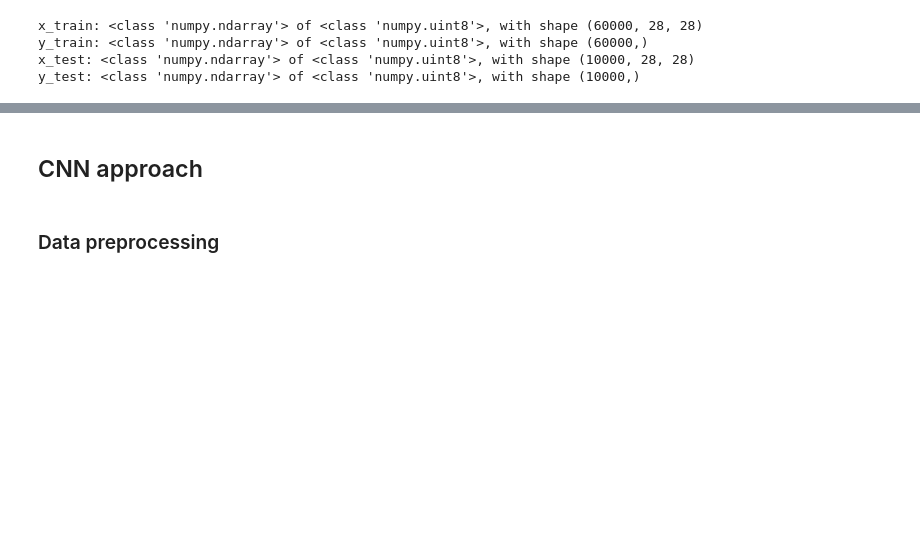
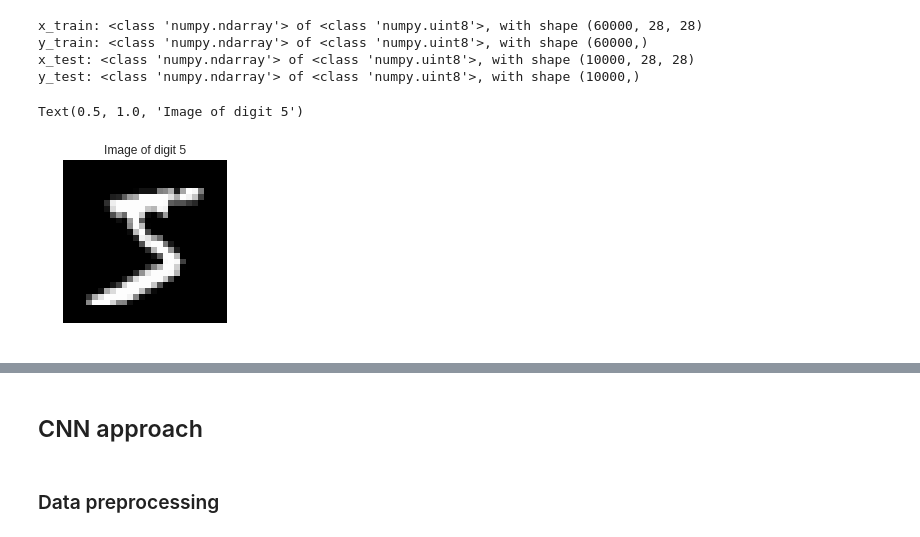
Before and after one commit to jahabdank/mnist-digit-classifiers, a Jupyter notebook: keras_mnist_digit_recognition.ipynb, the cells around one changed output, grey strips where cells are left out. Cells and saved outputs as stored; diff of their text form; code cells hidden in the pictures; blank space fills up the shorter version.

```diff
--- a/keras_mnist_digit_recognition.ipynb
+++ b/keras_mnist_digit_recognition.ipynb
@@ -75,11 +72,14 @@ x_test: <class 'numpy.ndarray'> of <class 'numpy.uint8'>, with shape (10000, 28,
 y_test: <class 'numpy.ndarray'> of <class 'numpy.uint8'>, with shape (10000,)
 # %%
 # example of single plot
-# plt.figure(figsize=(4,4))
-# plt.grid(False)
-# plt.axis('off')
-# plt.imshow(x_train[0], cmap='gray')
-# plt.title(f"Image of digit {y_train[0]}")
+plt.figure(figsize=(3,3))
+plt.grid(False)
+plt.axis('off')
+plt.imshow(x_train[0], cmap='gray')
+plt.title(f"Image of digit {y_train[0]}")
+# %% [output]
+Text(0.5, 1.0, 'Image of digit 5')
+[figure, added]
 # %%
 def plotImagesByIndex(indexes, x_set, y_set, y_pred = None, suptitle = None):
   image_columns = 8
```
Also changed, not shown: parts of 18 cells of this notebook.
